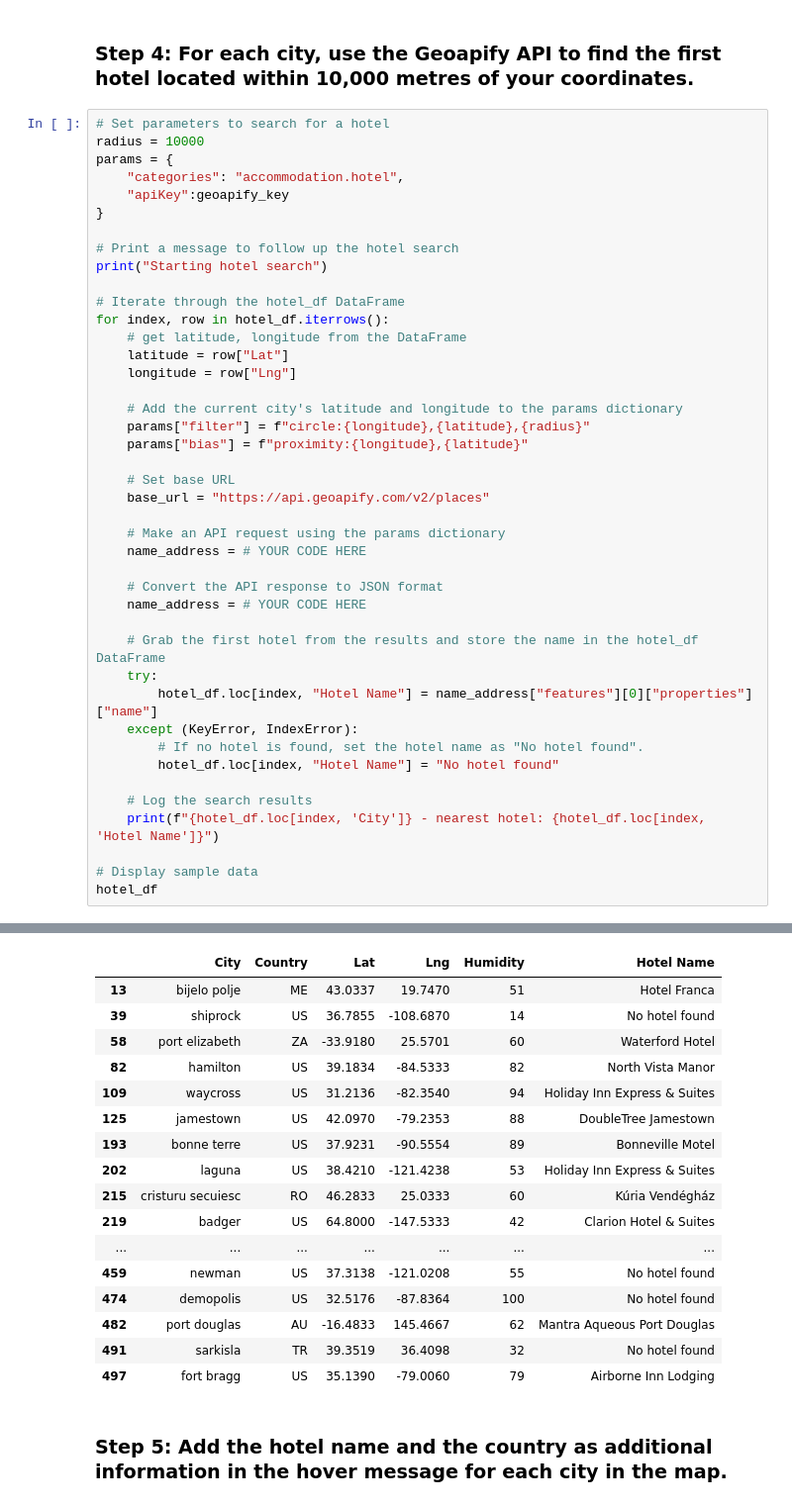
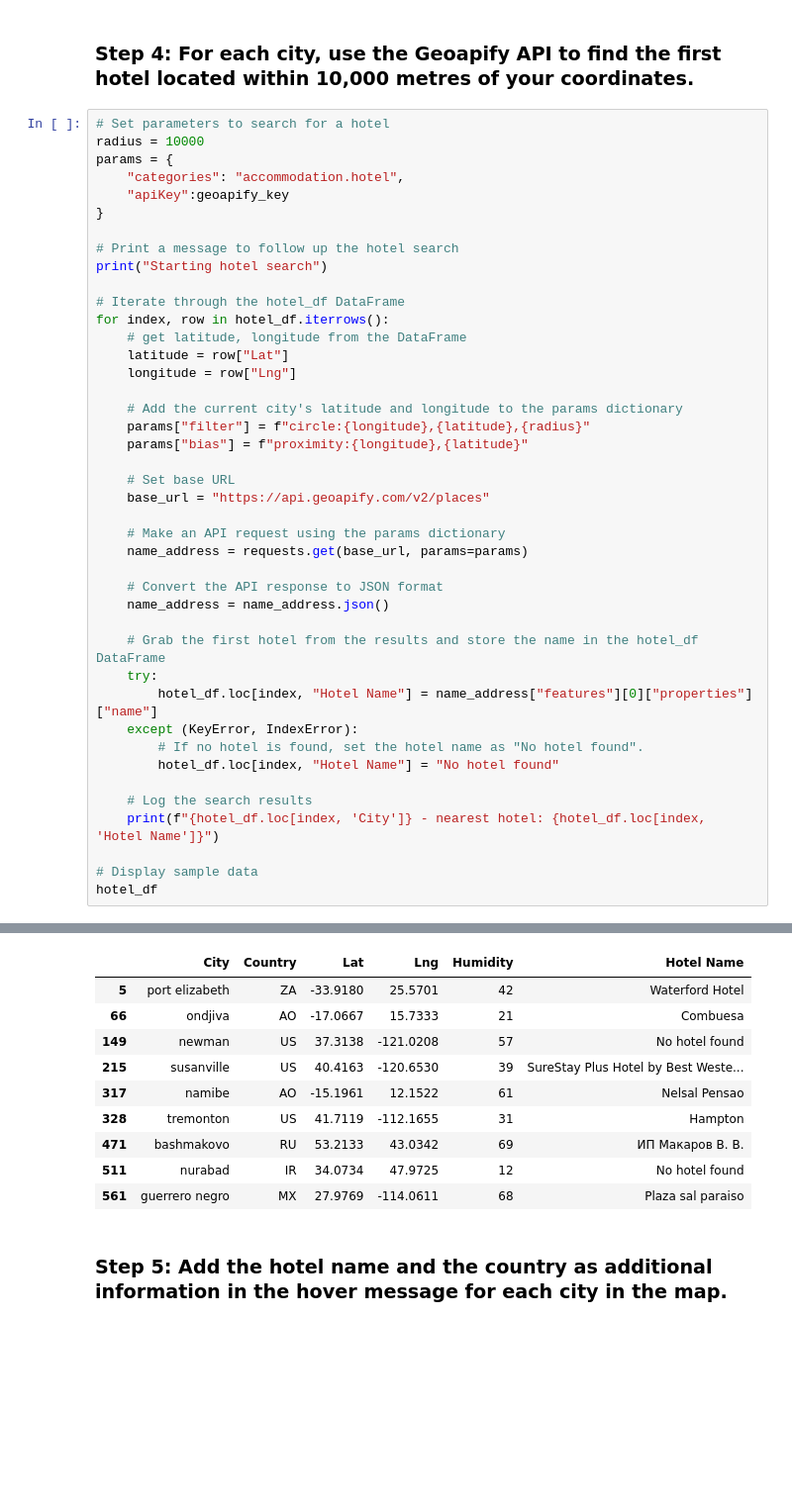
Before and after one commit to enumerbs/Module06-Challenge-Python-APIs, a Jupyter notebook: VacationPy/VacationPy.ipynb, the cells around one changed output, grey strips where cells are left out. Shown at 99% size. Drawn from its saved outputs; the diff is of its cells as text; blank space fills up the shorter version.

Commit message:
feat: implementation for VacationPy Step 4: use the Geoapify API to find the first hotel within 10km of lat/long

```diff
--- a/VacationPy/VacationPy.ipynb
+++ b/VacationPy/VacationPy.ipynb
@@ -136,10 +136,10 @@ for index, row in hotel_df.iterrows():
     base_url = "https://api.geoapify.com/v2/places"
 
     # Make an API request using the params dictionary
-    name_address = # YOUR CODE HERE
+    name_address = requests.get(base_url, params=params)
 
     # Convert the API response to JSON format
-    name_address = # YOUR CODE HERE
+    name_address = name_address.json()
 
     # Grab the first hotel from the results and store the name in the hotel_df DataFrame
     try:
@@ -174,20 +167,13 @@ fort bragg - nearest hotel: Airborne Inn Lodging
 |  | City | Country | Lat | Lng | Humidity | Hotel Name |
-| 13 | bijelo polje | ME | 43.0337 | 19.7470 | 51 | Hotel Franca |
-| 39 | shiprock | US | 36.7855 | -108.6870 | 14 | No hotel found |
-| 58 | port elizabeth | ZA | -33.9180 | 25.5701 | 60 | Waterford Hotel |
-| 82 | hamilton | US | 39.1834 | -84.5333 | 82 | North Vista Manor |
-| 109 | waycross | US | 31.2136 | -82.3540 | 94 | Holiday Inn Express & Suites |
-| 125 | jamestown | US | 42.0970 | -79.2353 | 88 | DoubleTree Jamestown |
-| 193 | bonne terre | US | 37.9231 | -90.5554 | 89 | Bonneville Motel |
-| 202 | laguna | US | 38.4210 | -121.4238 | 53 | Holiday Inn Express & Suites |
-| 215 | cristuru secuiesc | RO | 46.2833 | 25.0333 | 60 | Kúria Vendégház |
-| 219 | badger | US | 64.8000 | -147.5333 | 42 | Clarion Hotel & Suites |
-| ... | ... | ... | ... | ... | ... | ... |
-| 459 | newman | US | 37.3138 | -121.0208 | 55 | No hotel found |
-| 474 | demopolis | US | 32.5176 | -87.8364 | 100 | No hotel found |
-| 482 | port douglas | AU | -16.4833 | 145.4667 | 62 | Mantra Aqueous Port Douglas |
-| 491 | sarkisla | TR | 39.3519 | 36.4098 | 32 | No hotel found |
-| 497 | fort bragg | US | 35.1390 | -79.0060 | 79 | Airborne Inn Lodging |
+| 5 | port elizabeth | ZA | -33.9180 | 25.5701 | 42 | Waterford Hotel |
+| 66 | ondjiva | AO | -17.0667 | 15.7333 | 21 | Combuesa |
+| 149 | newman | US | 37.3138 | -121.0208 | 57 | No hotel found |
+| 215 | susanville | US | 40.4163 | -120.6530 | 39 | SureStay Plus Hotel by Best Weste... |
+| 317 | namibe | AO | -15.1961 | 12.1522 | 61 | Nelsal Pensao |
+| 328 | tremonton | US | 41.7119 | -112.1655 | 31 | Hampton |
+| 471 | bashmakovo | RU | 53.2133 | 43.0342 | 69 | ИП Макаров В. В. |
+| 511 | nurabad | IR | 34.0734 | 47.9725 | 12 | No hotel found |
+| 561 | guerrero negro | MX | 27.9769 | -114.0611 | 68 | Plaza sal paraiso |
 # %% [markdown]
 ### Step 5: Add the hotel name and the country as additional information in the hover message for each city in the map.
 # %%
```
Also changed, not shown: parts of 1 cell of this notebook.
